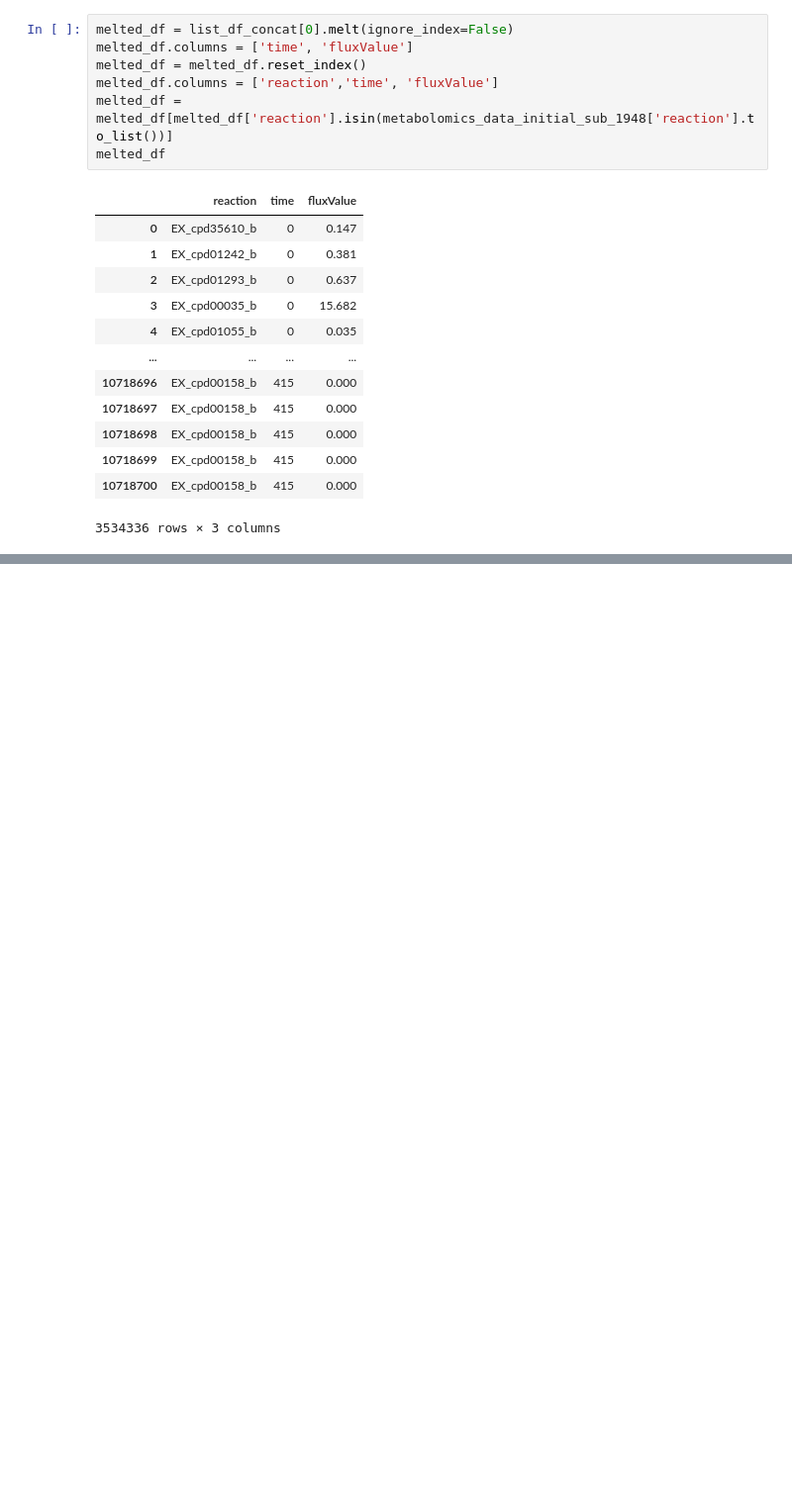
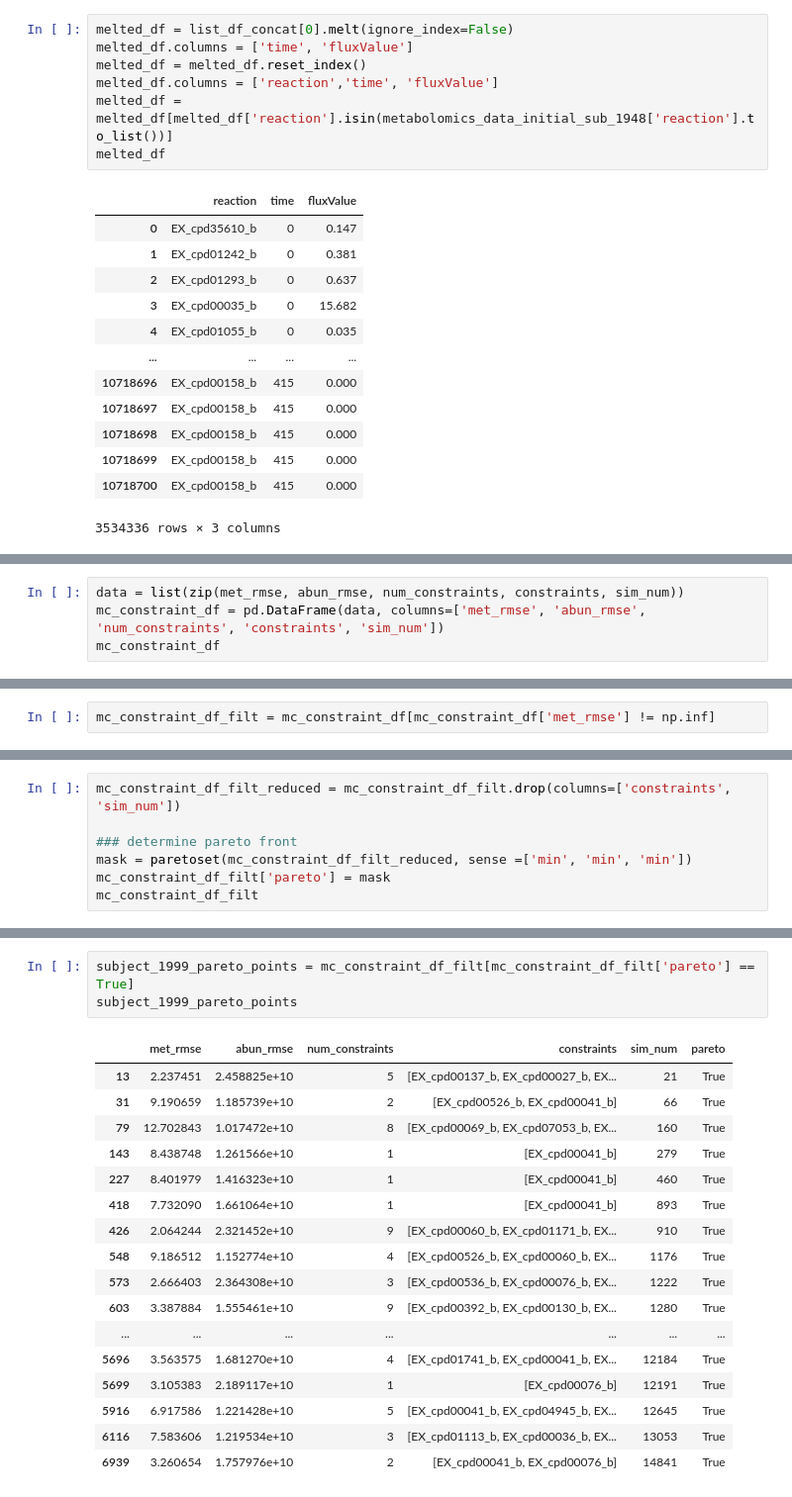
Before and after one commit to haydengallo/glv_dfba, a Jupyter notebook: flux_sampling_simulations_plotting.ipynb, the cells around one changed output, grey strips where cells are left out. Shown at 99% size. Drawn from its saved outputs; the diff is of its cells as text; blank space fills up the shorter version.

```diff
--- a/flux_sampling_simulations_plotting.ipynb
+++ b/flux_sampling_simulations_plotting.ipynb
@@ -292,0 +338,4 @@ IndexError: index 60 is out of bounds for axis 0 with size 60
+# %%
+data = list(zip(met_rmse, abun_rmse, num_constraints, constraints, sim_num))
+mc_constraint_df = pd.DataFrame(data, columns=['met_rmse', 'abun_rmse', 'num_constraints', 'constraints', 'sim_num'])
+mc_constraint_df
@@ -292,0 +356,2 @@ IndexError: index 60 is out of bounds for axis 0 with size 60
+# %%
+mc_constraint_df_filt = mc_constraint_df[mc_constraint_df['met_rmse'] != np.inf]
@@ -292,0 +367,7 @@ IndexError: index 60 is out of bounds for axis 0 with size 60
+# %%
+mc_constraint_df_filt_reduced = mc_constraint_df_filt.drop(columns=['constraints', 'sim_num'])
+
+### determine pareto front
+mask = paretoset(mc_constraint_df_filt_reduced, sense =['min', 'min', 'min'])
+mc_constraint_df_filt['pareto'] = mask
+mc_constraint_df_filt
@@ -292,0 +773,21 @@ IndexError: index 60 is out of bounds for axis 0 with size 60
+# %%
+subject_1999_pareto_points = mc_constraint_df_filt[mc_constraint_df_filt['pareto'] == True]
+subject_1999_pareto_points
+# %% [output]
+|  | met_rmse | abun_rmse | num_constraints | constraints | sim_num | pareto |
+| 13 | 2.237451 | 2.458825e+10 | 5 | [EX_cpd00137_b, EX_cpd00027_b, EX... | 21 | True |
+| 31 | 9.190659 | 1.185739e+10 | 2 | [EX_cpd00526_b, EX_cpd00041_b] | 66 | True |
+| 79 | 12.702843 | 1.017472e+10 | 8 | [EX_cpd00069_b, EX_cpd07053_b, EX... | 160 | True |
+| 143 | 8.438748 | 1.261566e+10 | 1 | [EX_cpd00041_b] | 279 | True |
+| 227 | 8.401979 | 1.416323e+10 | 1 | [EX_cpd00041_b] | 460 | True |
+| 418 | 7.732090 | 1.661064e+10 | 1 | [EX_cpd00041_b] | 893 | True |
+| 426 | 2.064244 | 2.321452e+10 | 9 | [EX_cpd00060_b, EX_cpd01171_b, EX... | 910 | True |
+| 548 | 9.186512 | 1.152774e+10 | 4 | [EX_cpd00526_b, EX_cpd00060_b, EX... | 1176 | True |
+| 573 | 2.666403 | 2.364308e+10 | 3 | [EX_cpd00536_b, EX_cpd00076_b, EX... | 1222 | True |
+| 603 | 3.387884 | 1.555461e+10 | 9 | [EX_cpd00392_b, EX_cpd00130_b, EX... | 1280 | True |
+| ... | ... | ... | ... | ... | ... | ... |
+| 5696 | 3.563575 | 1.681270e+10 | 4 | [EX_cpd01741_b, EX_cpd00041_b, EX... | 12184 | True |
+| 5699 | 3.105383 | 2.189117e+10 | 1 | [EX_cpd00076_b] | 12191 | True |
+| 5916 | 6.917586 | 1.221428e+10 | 5 | [EX_cpd00041_b, EX_cpd04945_b, EX... | 12645 | True |
+| 6116 | 7.583606 | 1.219534e+10 | 3 | [EX_cpd01113_b, EX_cpd00036_b, EX... | 13053 | True |
+| 6939 | 3.260654 | 1.757976e+10 | 2 | [EX_cpd00041_b, EX_cpd00076_b] | 14841 | True |
```
Also changed, not shown: parts of 21 cells of this notebook, 4 other files.
